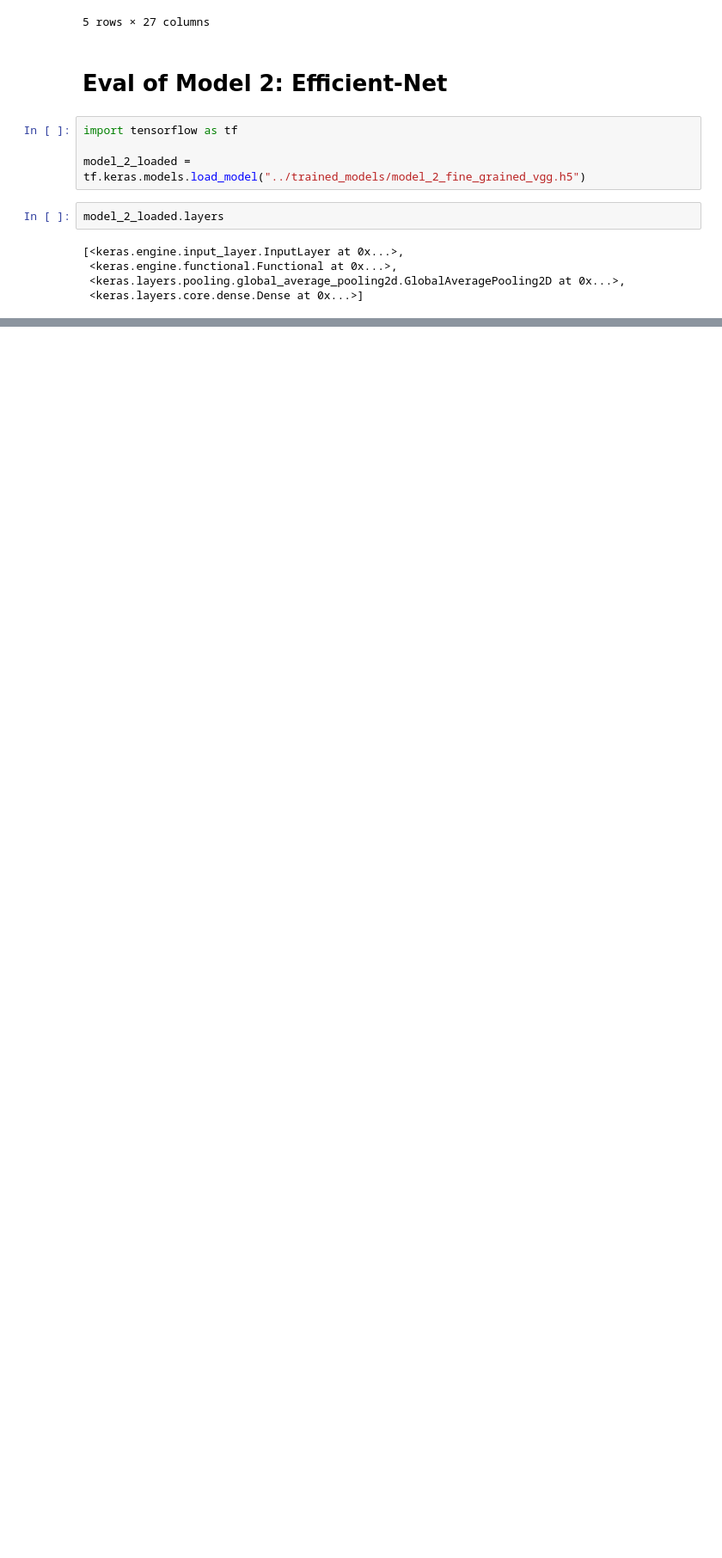
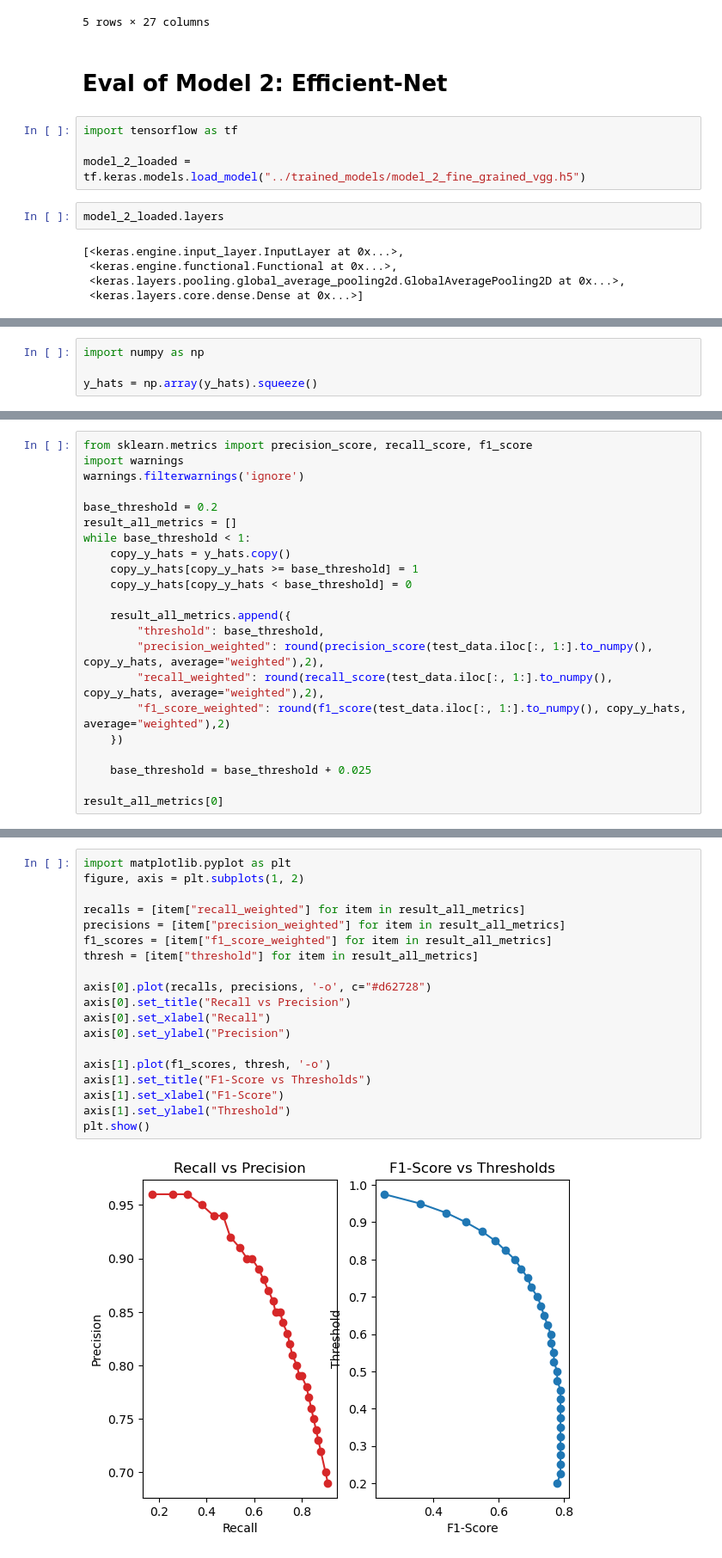
Before and after one commit to melihkacaman/SimilarProducts, a Jupyter notebook: notebooks/08 Test For Fine Grained Models.ipynb, the cells around one changed output, grey strips where cells are left out. Shown at 86% size. Cells and saved outputs as stored; diff of their text form; blank space fills up the shorter version.

Commit message:
test efficient net is ready

```diff
--- a/notebooks/08 Test For Fine Grained Models.ipynb
+++ b/notebooks/08 Test For Fine Grained Models.ipynb
@@ -66,0 +52,4 @@ pred = create_y_pred(test_data.iloc[:10, 0], model_2_loaded, test_data.columns.t
+# %%
+import numpy as np
+
+y_hats = np.array(y_hats).squeeze()
@@ -66,0 +59,22 @@ pred = create_y_pred(test_data.iloc[:10, 0], model_2_loaded, test_data.columns.t
+# %%
+from sklearn.metrics import precision_score, recall_score, f1_score
+import warnings
+warnings.filterwarnings('ignore')
+
+base_threshold = 0.2
+result_all_metrics = []
+while base_threshold < 1:
+    copy_y_hats = y_hats.copy()
+    copy_y_hats[copy_y_hats >= base_threshold] = 1
+    copy_y_hats[copy_y_hats < base_threshold] = 0
+
+    result_all_metrics.append({
+        "threshold": base_threshold,
+        "precision_weighted": round(precision_score(test_data.iloc[:, 1:].to_numpy(), copy_y_hats, average="weighted"),2),
+        "recall_weighted": round(recall_score(test_data.iloc[:, 1:].to_numpy(), copy_y_hats, average="weighted"),2),
+        "f1_score_weighted": round(f1_score(test_data.iloc[:, 1:].to_numpy(), copy_y_hats, average="weighted"),2)
+    })
+
+    base_threshold = base_threshold + 0.025
+
+result_all_metrics[0]
@@ -66,0 +86,21 @@ pred = create_y_pred(test_data.iloc[:10, 0], model_2_loaded, test_data.columns.t
+# %%
+import matplotlib.pyplot as plt
+figure, axis = plt.subplots(1, 2)
+
+recalls = [item["recall_weighted"] for item in result_all_metrics]
+precisions = [item["precision_weighted"] for item in result_all_metrics]
+f1_scores = [item["f1_score_weighted"] for item in result_all_metrics]
+thresh = [item["threshold"] for item in result_all_metrics]
+
+axis[0].plot(recalls, precisions, '-o', c="#d62728")
+axis[0].set_title("Recall vs Precision")
+axis[0].set_xlabel("Recall")
+axis[0].set_ylabel("Precision")
+
+axis[1].plot(f1_scores, thresh, '-o')
+axis[1].set_title("F1-Score vs Thresholds")
+axis[1].set_xlabel("F1-Score")
+axis[1].set_ylabel("Threshold")
+plt.show()
+# %% [output]
+[figure, added]
```
Also changed, not shown: parts of 10 cells of this notebook, 1 other file.
